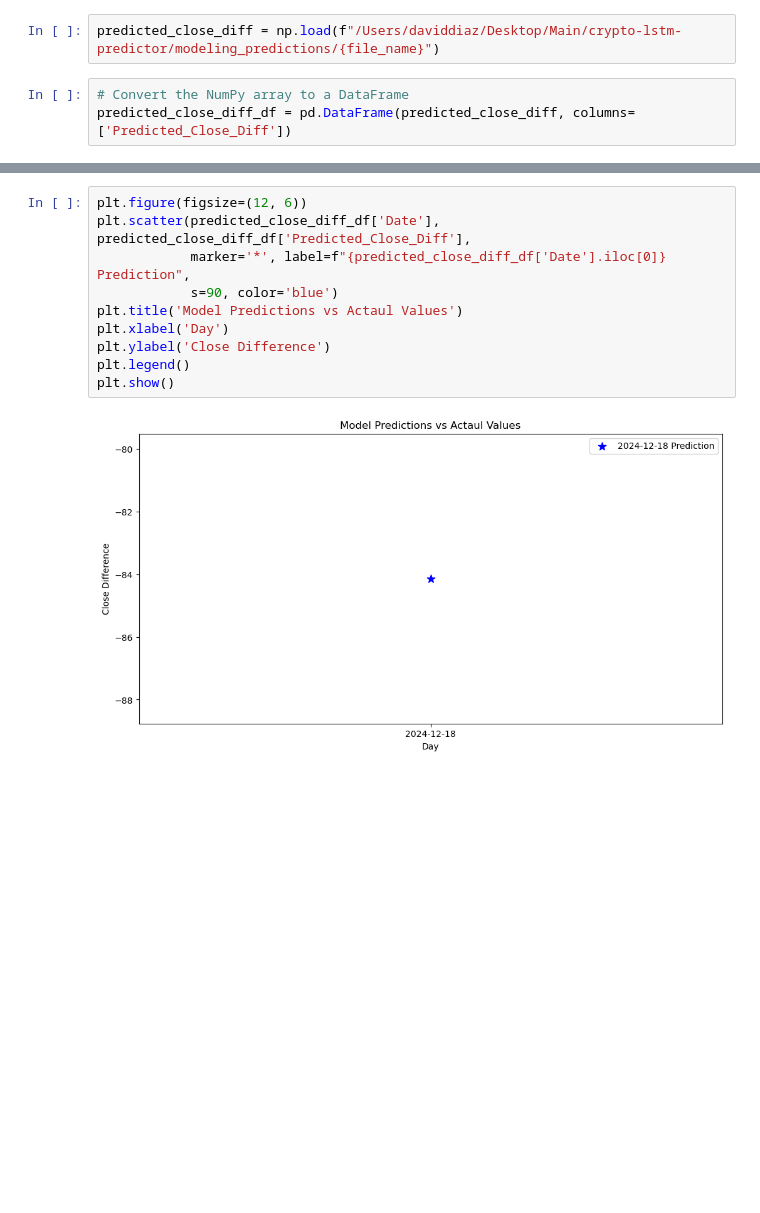
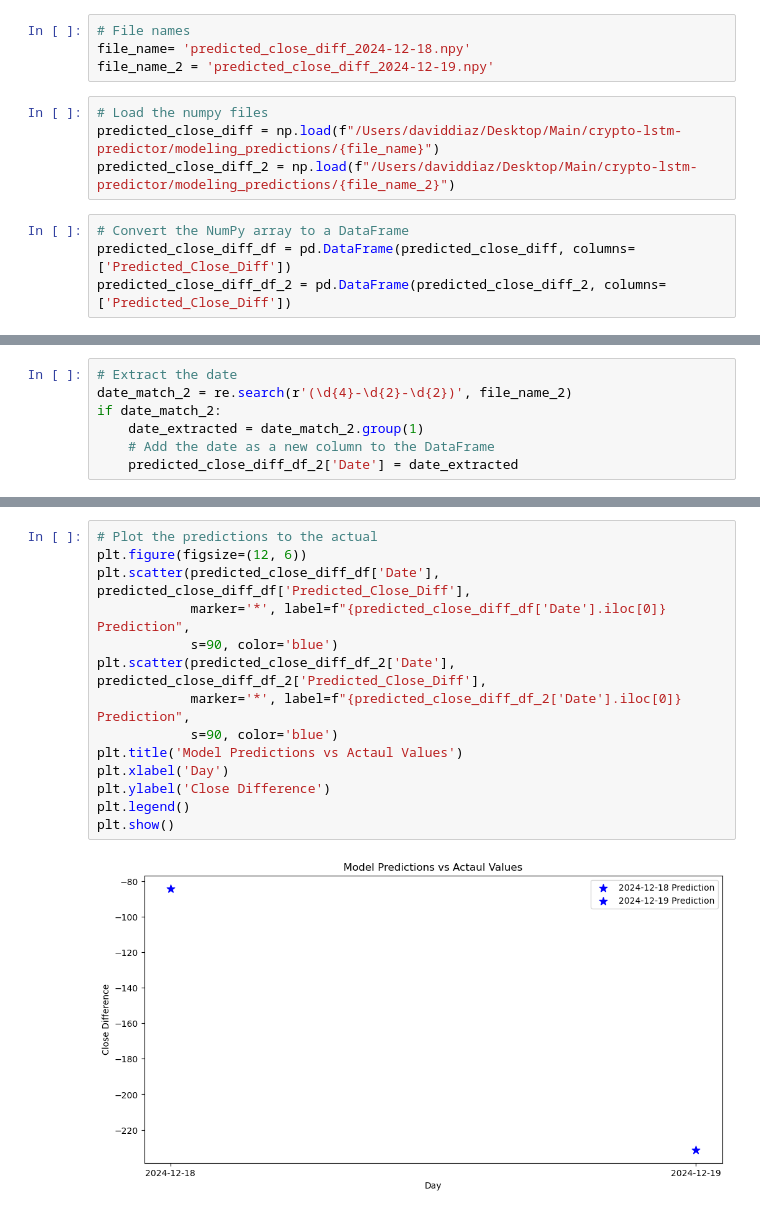
Before and after one commit to ddiaz1126/crypto-lstm-predictor, a Jupyter notebook: model_predictions_analysis.ipynb, the cells around one changed output, grey strips where cells are left out. Cells and saved outputs as stored; diff of their text form; blank space fills up the shorter version.

```diff
--- a/model_predictions_analysis.ipynb
+++ b/model_predictions_analysis.ipynb
@@ -8,6 +7,13 @@ file_name= 'predicted_close_diff_2024-12-18.npy'
+# %%
+# File names
+file_name= 'predicted_close_diff_2024-12-18.npy'
+file_name_2 = 'predicted_close_diff_2024-12-19.npy'
 # %%
+# Load the numpy files
 predicted_close_diff = np.load(f"/Users/daviddiaz/Desktop/Main/crypto-lstm-predictor/modeling_predictions/{file_name}")
+predicted_close_diff_2 = np.load(f"/Users/daviddiaz/Desktop/Main/crypto-lstm-predictor/modeling_predictions/{file_name_2}")
 # %%
 # Convert the NumPy array to a DataFrame
 predicted_close_diff_df = pd.DataFrame(predicted_close_diff, columns=['Predicted_Close_Diff'])
+predicted_close_diff_df_2 = pd.DataFrame(predicted_close_diff_2, columns=['Predicted_Close_Diff'])
 # %%
@@ -23,0 +26,7 @@ predicted_close_diff_df
+# %%
+# Extract the date
+date_match_2 = re.search(r'(\d{4}-\d{2}-\d{2})', file_name_2)
+if date_match_2:
+    date_extracted = date_match_2.group(1)
+    # Add the date as a new column to the DataFrame
+    predicted_close_diff_df_2['Date'] = date_extracted
@@ -24,12 +38,16 @@ predicted_close_diff_df
 # %%
+# Plot the predictions to the actual
 plt.figure(figsize=(12, 6))
 plt.scatter(predicted_close_diff_df['Date'], predicted_close_diff_df['Predicted_Close_Diff'],
             marker='*', label=f"{predicted_close_diff_df['Date'].iloc[0]} Prediction",
+            s=90, color='blue')
+plt.scatter(predicted_close_diff_df_2['Date'], predicted_close_diff_df_2['Predicted_Close_Diff'],
+            marker='*', label=f"{predicted_close_diff_df_2['Date'].iloc[0]} Prediction",
             s=90, color='blue')
 plt.title('Model Predictions vs Actaul Values')
 plt.xlabel('Day')
 plt.ylabel('Close Difference')
 plt.legend()
 plt.show()
 # %% [output]
-[figure, old version]
+[figure, new version]
```
Also changed, not shown: parts of 5 cells of this notebook, 11 other files.
